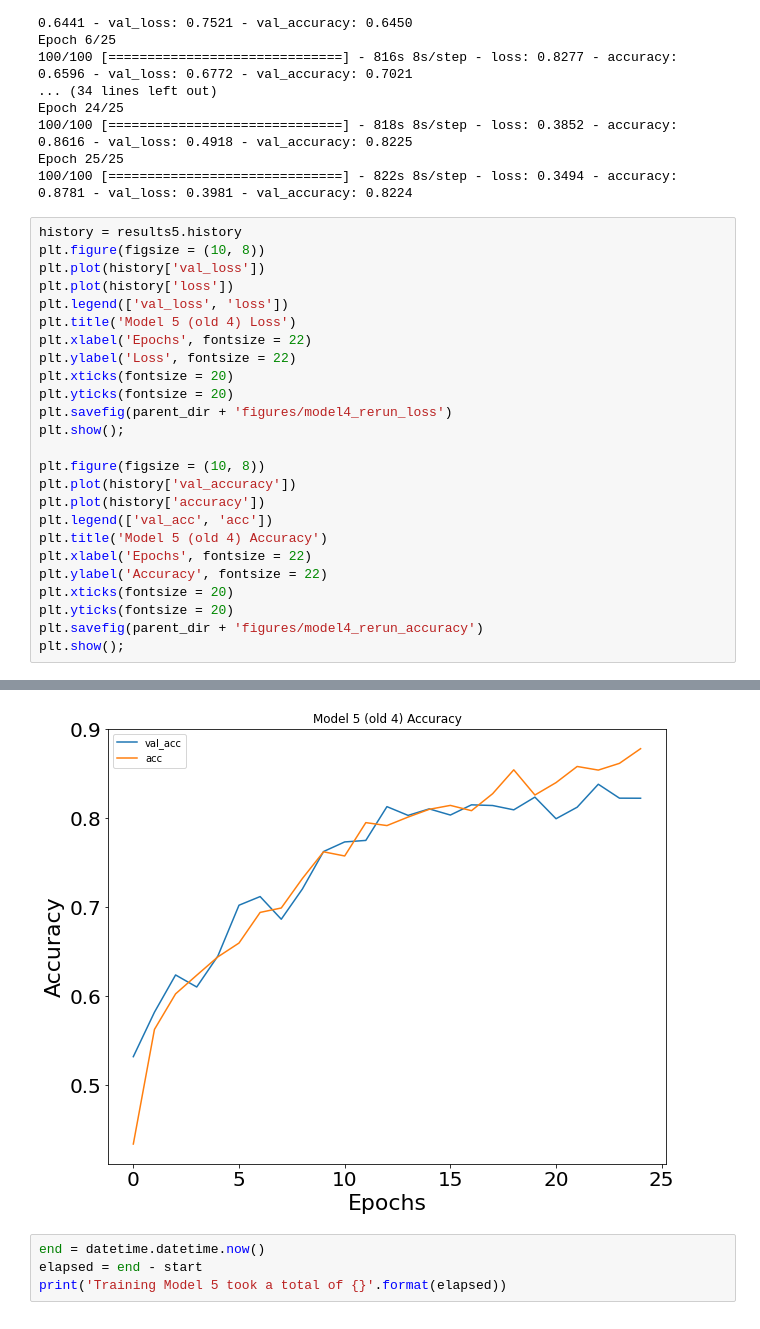
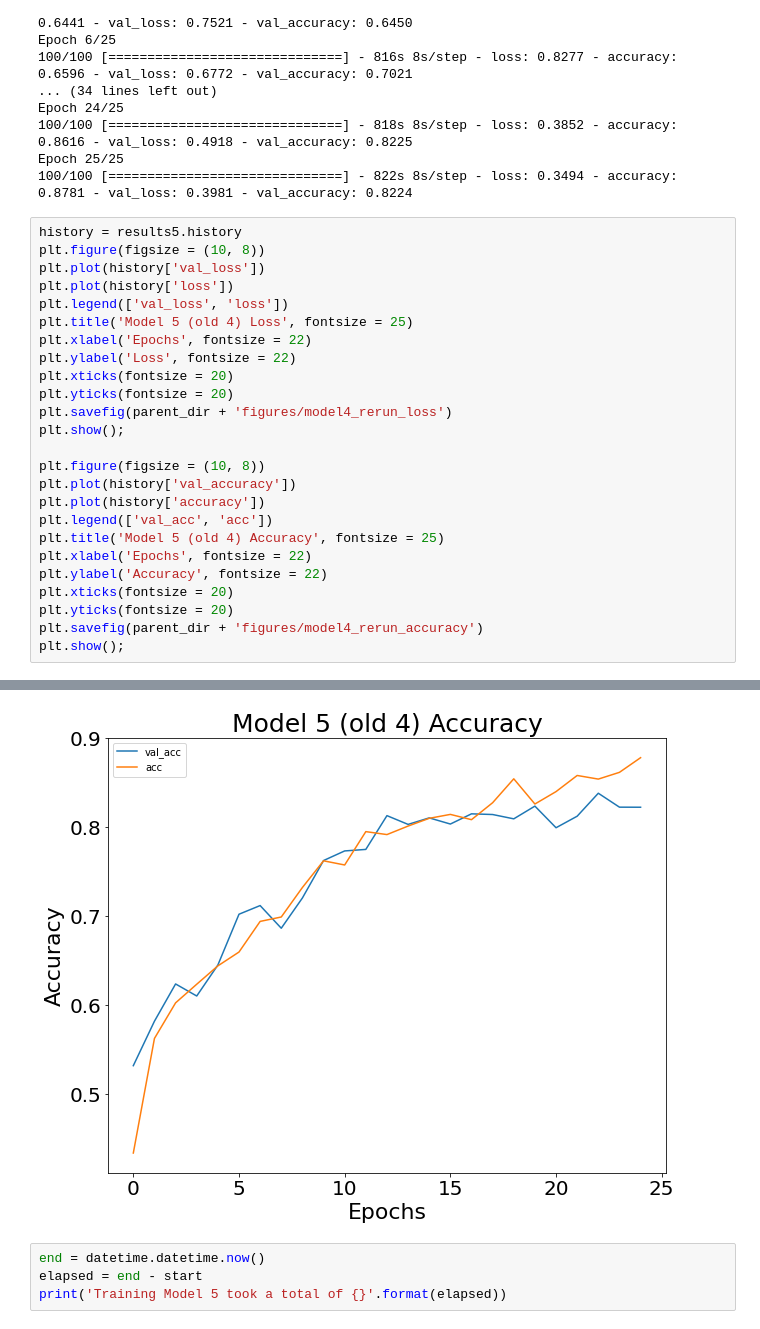
Before and after one commit to lecritch/Cene-Image-Classification, a Jupyter notebook: notebooks/modelling/06_modeling.ipynb, the cells around one changed output, grey strips where cells are left out. Drawn from its saved outputs; the diff is of its cells as text.

Commit message:
updated model 5 image

```diff
--- a/notebooks/modelling/06_modeling.ipynb
+++ b/notebooks/modelling/06_modeling.ipynb
@@ -103,7 +103,7 @@ plt.figure(figsize = (10, 8))
 plt.plot(history['val_loss'])
 plt.plot(history['loss'])
 plt.legend(['val_loss', 'loss'])
-plt.title('Model 5 (old 4) Loss')
+plt.title('Model 5 (old 4) Loss', fontsize = 25)
 plt.xlabel('Epochs', fontsize = 22)
 plt.ylabel('Loss', fontsize = 22)
 plt.xticks(fontsize = 20)
@@ -115,7 +115,7 @@ plt.figure(figsize = (10, 8))
 plt.plot(history['val_accuracy'])
 plt.plot(history['accuracy'])
 plt.legend(['val_acc', 'acc'])
-plt.title('Model 5 (old 4) Accuracy')
+plt.title('Model 5 (old 4) Accuracy', fontsize = 25)
 plt.xlabel('Epochs', fontsize = 22)
 plt.ylabel('Accuracy', fontsize = 22)
 plt.xticks(fontsize = 20)
@@ -127,4 +127,4 @@ plt.show();
-[figure, old version]
+[figure, new version]
 # %%
 end = datetime.datetime.now()
 elapsed = end - start
```
Also changed, not shown: parts of 1 cell of this notebook, 2 other files.
